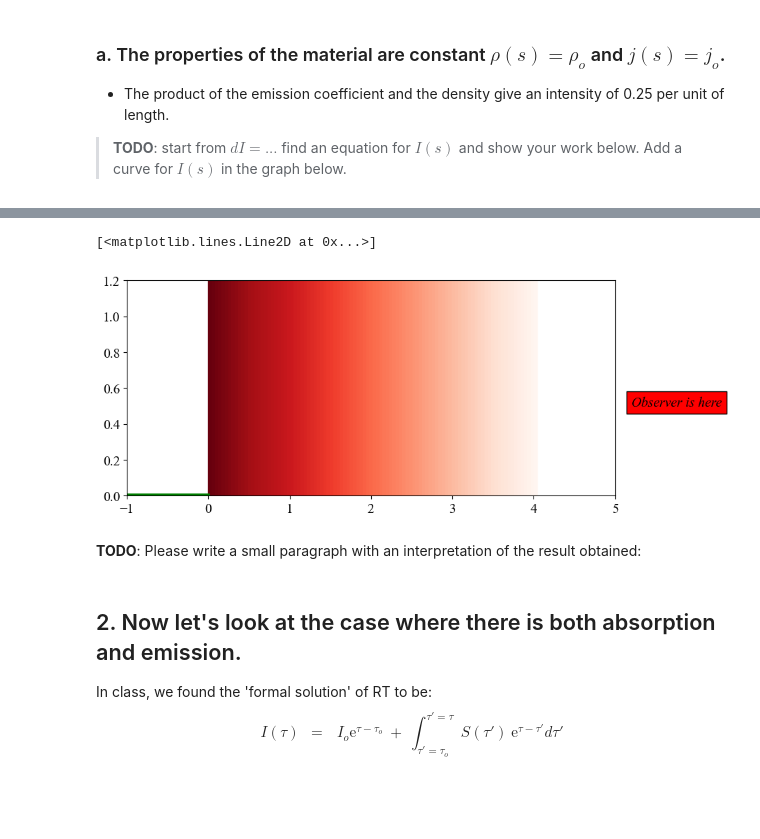
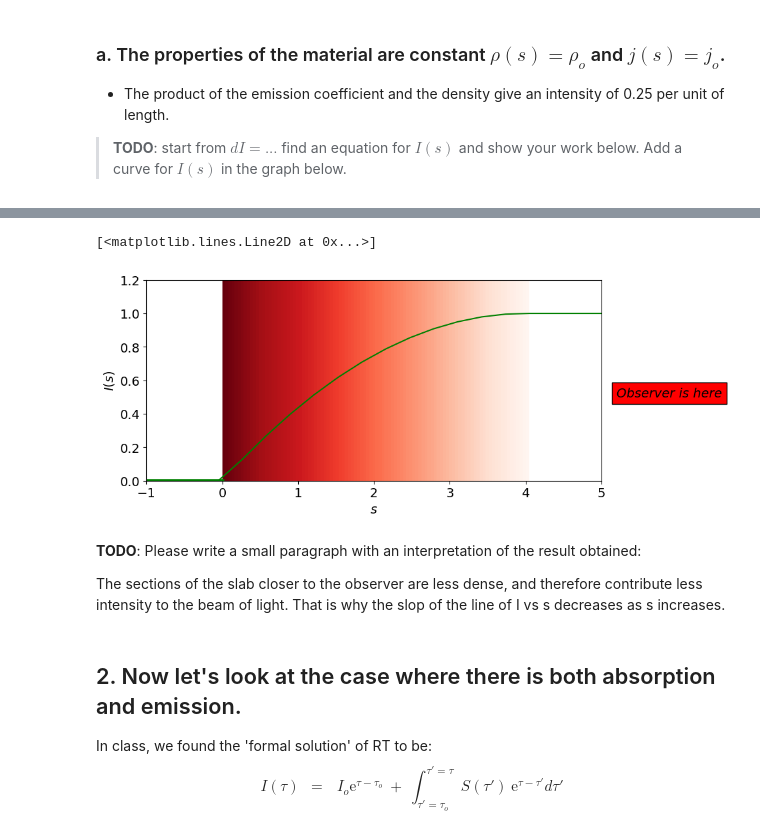
Before and after one commit to ankxie/PHYS633, a Jupyter notebook: Book/L11-SourceFunction/11-SourceFunction-template.ipynb, the cells around one changed output, grey strips where cells are left out. Drawn from its saved outputs; the diff is of its cells as text; code cells hidden in the pictures; blank space fills up the shorter version.

```diff
--- a/Book/L11-SourceFunction/11-SourceFunction-template.ipynb
+++ b/Book/L11-SourceFunction/11-SourceFunction-template.ipynb
@@ -115,30 +158,56 @@ and for which the emiisivity is still constant $j(s)=j_o$.
 # %%
 fig, ax = plt.subplots(1,1, figsize=(9,4))
 plt.rcParams.update({'font.size': 14})
 
 ax.set_ylim(0, 1.2)
 ax.set_xlim(-1,5)
 
 # Create a patch with a gradient to illustrate
 # the change in density
 X=np.linspace(0,4,100)
 Y1=np.copy(X)*0
 Y2=np.copy(X)*0+4
 g = 1.0-np.copy(X/4)
 rainbow_fill_between(ax,X,Y1,Y2,colors=g)
 t = ax.text(5.2, 0.5, 'Observer is here', style='italic',
         bbox={'facecolor':'red', 'pad':5})
 ax.plot([-1,0],[0,0], lw=4, c='green')
-
+ax.set_xlabel('$s$')
+ax.set_ylabel('$I(s)$')
 
 #---------------------------------------
 #---------------------------------------
 # At home
+
+def I_em(s, I0, rj, d, s0):
+  I_array = []
+
+  for i in range(len(s)):
+    if s[i] <= s0:
+      I_array = np.append(I_array, I0)
+
+    if s[i] > s0 and s[i] < d + s0:
+      I_array = np.append(I_array, I0 + rj * (s[i] - s0 - (s[i]**2 + s0**2)/2/d))
+
+    if s[i] >= d + s0:
+      I_array = np.append(I_array, I0 + rj * (d - ((d + s0)**2 + s0**2)/2/d))
+
+  return I_array
+
+rhoj = 0.5
+s_array = np.linspace(-1, 5, 20)
+I0 = 0
+s0 = 0
+d = 4
+
+ax.plot(s_array, I_em(s_array, I0, rhoj, d, s0), c = 'g')
 # %% [output]
 [<matplotlib.lines.Line2D at 0x...>]
-[figure, old version]
+[figure, new version]
-# %% [markdown]
-**TODO**: Please write a small paragraph with an interpretation of the result obtained:
+# %% [markdown]
+**TODO**: Please write a small paragraph with an interpretation of the result obtained:
+
+The sections of the slab closer to the observer are less dense, and therefore contribute less intensity to the beam of light. That is why the slop of the line of I vs s decreases as s increases.
 # %% [markdown]
 ## 2. Now let's look at the case where there is both absorption and emission.
 
```
Also changed, not shown: parts of 6 cells of this notebook.
